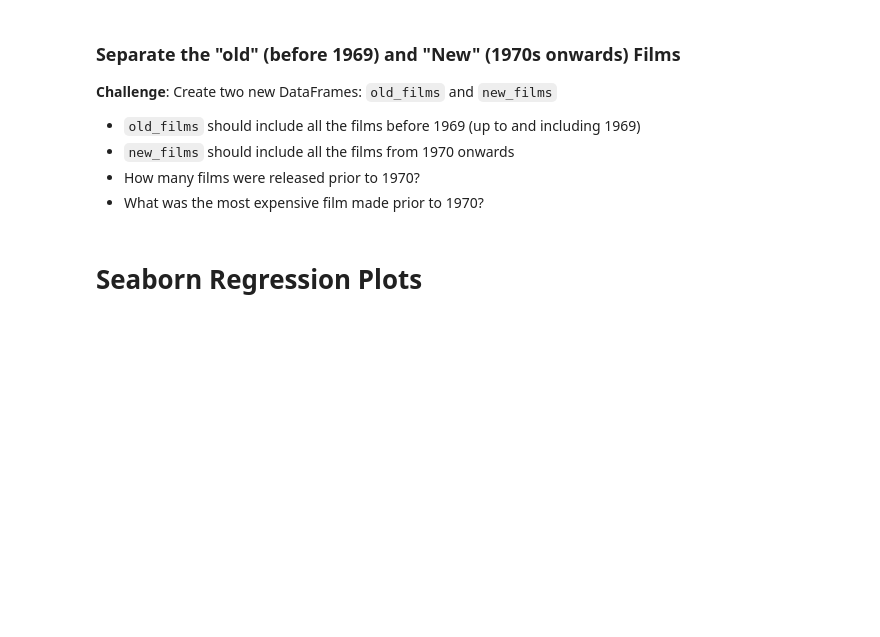
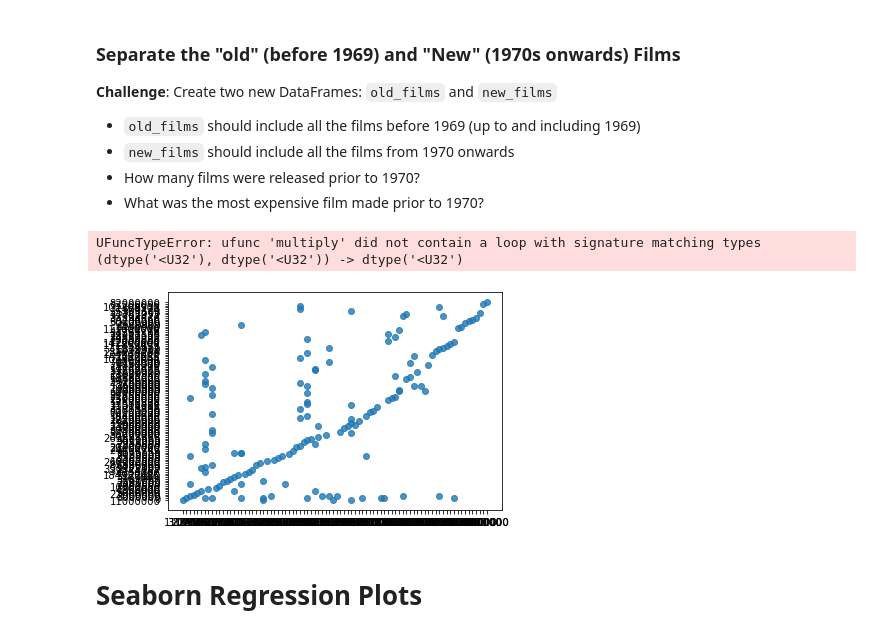
Before and after one commit to hattiepwvi/Matplotlib-Seaborn-Scikit, a Jupyter notebook: Seaborn_and_Linear_Regression_(start).ipynb, the cells around one changed output. Cells and saved outputs as stored; diff of their text form; code cells hidden in the pictures; blank space fills up the shorter version.

```diff
--- a/Seaborn_and_Linear_Regression_(start).ipynb
+++ b/Seaborn_and_Linear_Regression_(start).ipynb
@@ -263,3 +255,13 @@ Here's how:
 <img src=https://i.imgur.com/5m06Ach.png width=650>
 3. Use floor division `//` to convert the year data to the decades of the films.
 4. Add the decades as a `Decade` column to the `data_clean` DataFrame.
+# %%
+dt_index = pd.DatetimeIndex(data_clean.Release_Date)
+years = dt_index.year
+decades = (years // 10) * 10
+data_clean['Decade'] = decades
+
+old_films = data_clean[data_clean.Decade <= 1960]
+new_films = data_clean[data_clean.Decade > 1960]
+
+old_films.describe()
@@ -271,5 +283,12 @@ Here's how:
 * `new_films` should include all the films from 1970 onwards
 * How many films were released prior to 1970?
 * What was the most expensive film made prior to 1970?
+# %%
+sns.regplot(data=old_films,
+            x='USD_Production_Budget',
+            y='USD_Worldwide_Gross')
+# %% [output]
+UFuncTypeError: ufunc 'multiply' did not contain a loop with signature matching types (dtype('<U32'), dtype('<U32')) -> dtype('<U32')
+[figure, added]
 # %% [markdown]
 # Seaborn Regression Plots
```
Also changed, not shown: parts of 11 cells of this notebook.
